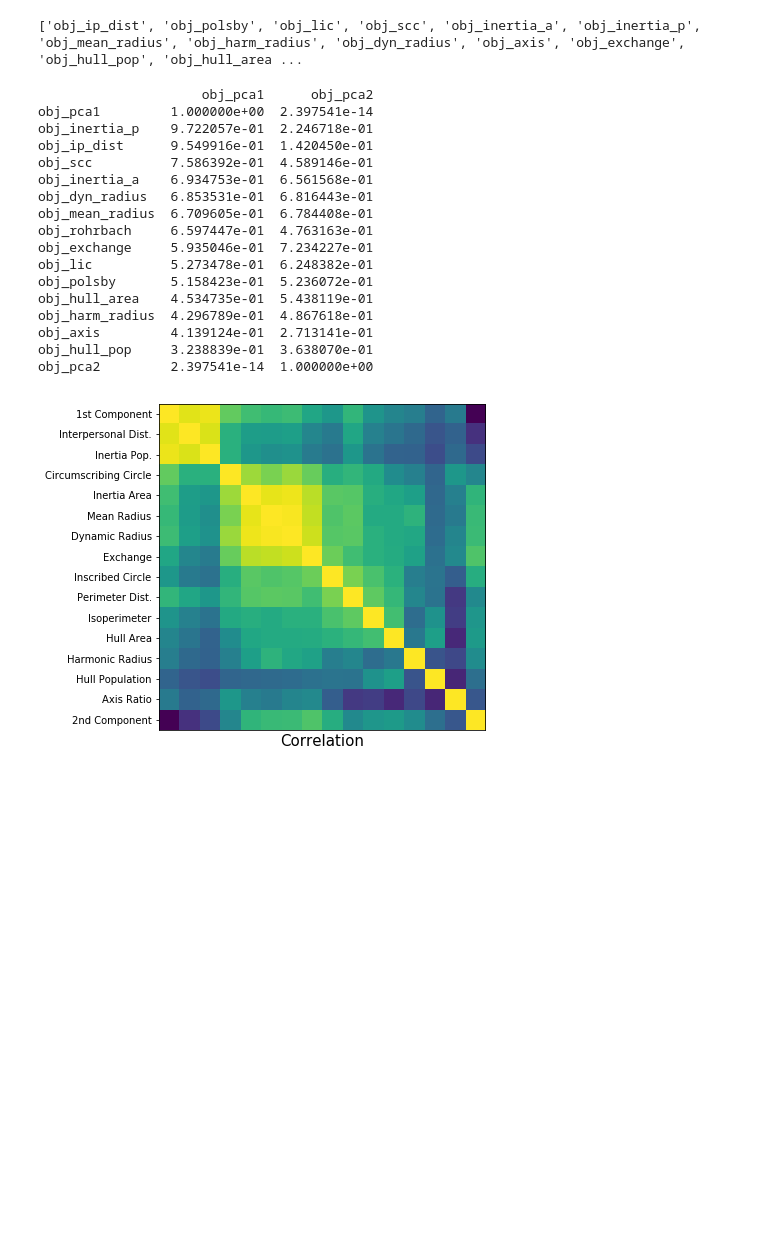
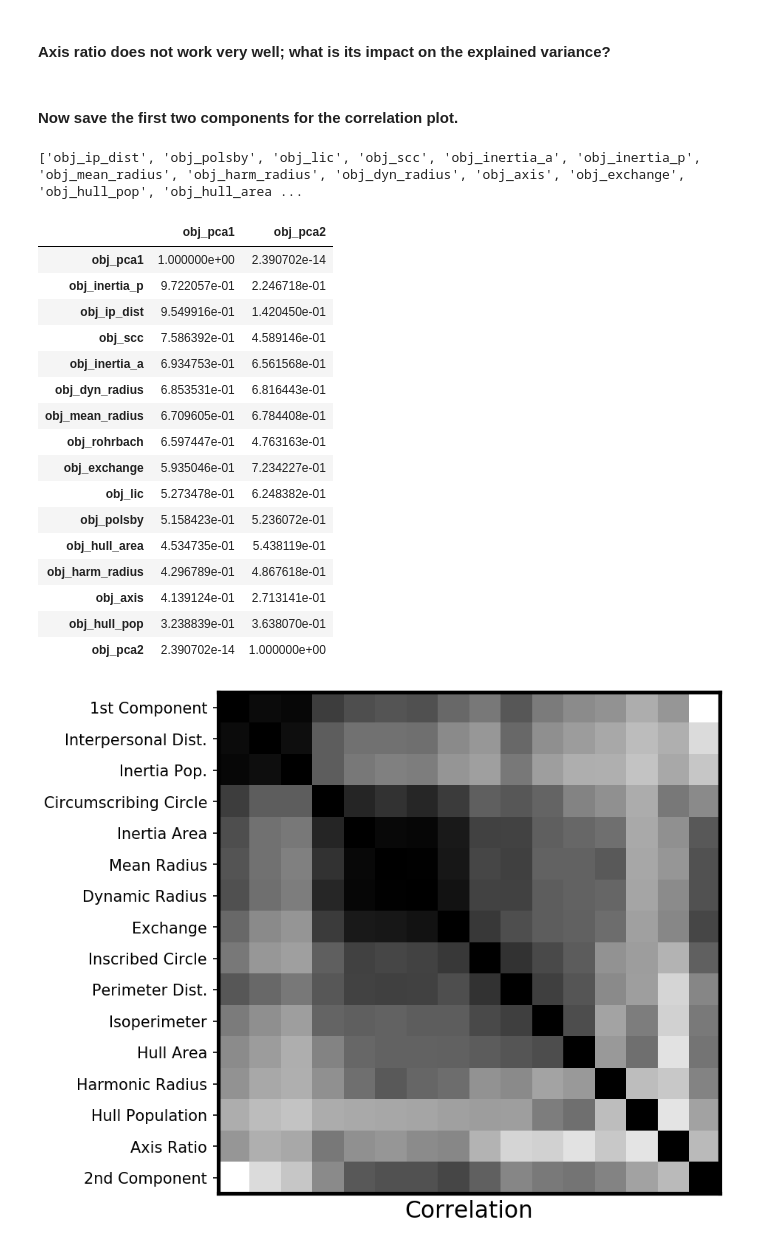
Before and after one commit to JamesSaxon/dist_analysis, a Jupyter notebook: app_historic_interp_corr.ipynb, the cells around one changed output. Cells and saved outputs as stored; diff of their text form; code cells hidden in the pictures; blank space fills up the shorter version.

```diff
--- a/app_historic_interp_corr.ipynb
+++ b/app_historic_interp_corr.ipynb
@@ -20,3 +22,3 @@ from IPython.display import display
 # %%
-c = pd.read_csv("decennial_compactness.csv")
+c = pd.read_csv("data/decennial_compactness.csv")
 cols = list(c.filter(regex = "^obj").columns)
@@ -22,0 +27,4 @@ cols = list(c.filter(regex = "^obj").columns)
+# %%
+pca = PCA()
+pca.fit(c[cols])
+print(pca.explained_variance_ratio_[:3])
@@ -23,6 +35,5 @@ cols = list(c.filter(regex = "^obj").columns)
 # %%
-pca = make_pipeline(StandardScaler(),
-                    PCA(n_components = 0.9))
-pca.fit(c[cols])
-print(pca.steps[-1][1].explained_variance_ratio_)
+pca_norm = make_pipeline(StandardScaler(), PCA())
+pca_norm.fit(c[cols])
+print(pca_norm.steps[-1][1].explained_variance_ratio_[:3])
 # %% [output]
@@ -30,3 +41,5 @@ print(pca.steps[-1][1].explained_variance_ratio_)
+# %% [markdown]
+#### Axis ratio does not work very well; what is its impact on the explained variance?
 # %%
 if 0: # Drop Axis Ratio -- what's the change?  3%.
     mod_cols = ['obj_ip_dist', 'obj_inertia_p', 'obj_lic', 'obj_scc',
@@ -35,9 +48,10 @@ if 0: # Drop Axis Ratio -- what's the change?  3%.
                 "obj_exchange", 'obj_rohrbach',
                 'obj_hull_area', 'obj_polsby', 'obj_harm_radius', 'obj_hull_pop']#, 'obj_axis']
 
-    pca_mod = PCA(n_components = 0.9, svd_solver = "full")
     pca.fit(c[mod_cols])
-    print(pca.steps[-1][1].explained_variance_ratio_)
+    print(pca.explained_variance_ratio_[:3])
+# %% [markdown]
+#### Now save the first two components for the correlation plot.
 # %%
 pca.fit(c[cols])
 c['obj_pca1'] = pca.transform(c[cols])[:,0]
@@ -47,53 +61,55 @@ print(list(c.filter(regex = "^obj").columns))
 # %% [output]
 ['obj_ip_dist', 'obj_polsby', 'obj_lic', 'obj_scc', 'obj_inertia_a', 'obj_inertia_p', 'obj_mean_radius', 'obj_harm_radius', 'obj_dyn_radius', 'obj_axis', 'obj_exchange', 'obj_hull_pop', 'obj_hull_area ...
 # %%
+# Set my own ordering -- "manual" block diagonalization of correlation structure.
 cols = ['obj_pca1', 'obj_ip_dist', 'obj_inertia_p', 'obj_scc', 'obj_inertia_a', 'obj_mean_radius',
         'obj_dyn_radius', "obj_exchange", 'obj_lic', 'obj_rohrbach', 'obj_polsby', 'obj_hull_area', 'obj_harm_radius', 'obj_hull_pop',
         'obj_axis', 'obj_pca2']
 
 names = ["1st Component", "Interpersonal Dist.", "Inertia Pop.", "Circumscribing Circle", "Inertia Area", "Mean Radius",
          'Dynamic Radius', "Exchange", "Inscribed Circle", "Perimeter Dist.", "Isoperimeter", "Hull Area", "Harmonic Radius", "Hull Population",
          "Axis Ratio", "2nd Component"]
 
+# Calculate correlations.
 correlations = c[cols].corr()
-print(correlations[["obj_pca1", "obj_pca2"]].abs().sort_values(by = "obj_pca1", ascending = False))
+display(correlations[["obj_pca1", "obj_pca2"]].abs().sort_values(by = "obj_pca1", ascending = False))
 
 fig = plt.figure(figsize=(6, 6))
 ax = fig.add_subplot(111)
 
-cax = ax.matshow(np.abs(correlations), vmin=0, vmax=1)#, cmap = "gray_r")
+cax = ax.matshow(np.abs(correlations), vmin=0, vmax=1, cmap = "gray_r")
 
 divider = make_axes_locatable(ax)
 # caxd = divider.append_axes("right", size="5%", pad=0.15)
 # fig.colorbar(cax, cax=caxd)
 
 ticks = np.arange(0,len(cols),1)
 ax.set_xlabel("Correlation", size = 15)
 ax.set_xticks([])
 ax.set_yticks(ticks)
 ax.set_xticklabels(names)
 ax.set_yticklabels(names)
 plt.show()
 
 ax.get_figure().savefig("historic_correlation.pdf", bbox_inches='tight', pad_inches=0.1)
 # %% [output]
-                     obj_pca1      obj_pca2
-obj_pca1         1.000000e+00  2.397541e-14
-obj_inertia_p    9.722057e-01  2.246718e-01
-obj_ip_dist      9.549916e-01  1.420450e-01
-obj_scc          7.586392e-01  4.589146e-01
-obj_inertia_a    6.934753e-01  6.561568e-01
-obj_dyn_radius   6.853531e-01  6.816443e-01
-obj_mean_radius  6.709605e-01  6.784408e-01
-obj_rohrbach     6.597447e-01  4.763163e-01
-obj_exchange     5.935046e-01  7.234227e-01
-obj_lic          5.273478e-01  6.248382e-01
-obj_polsby       5.158423e-01  5.236072e-01
-obj_hull_area    4.534735e-01  5.438119e-01
-obj_harm_radius  4.296789e-01  4.867618e-01
-obj_axis         4.139124e-01  2.713141e-01
-obj_hull_pop     3.238839e-01  3.638070e-01
-obj_pca2         2.397541e-14  1.000000e+00
+|  | obj_pca1 | obj_pca2 |
+| obj_pca1 | 1.000000e+00 | 2.390702e-14 |
+| obj_inertia_p | 9.722057e-01 | 2.246718e-01 |
+| obj_ip_dist | 9.549916e-01 | 1.420450e-01 |
+| obj_scc | 7.586392e-01 | 4.589146e-01 |
+| obj_inertia_a | 6.934753e-01 | 6.561568e-01 |
+| obj_dyn_radius | 6.853531e-01 | 6.816443e-01 |
+| obj_mean_radius | 6.709605e-01 | 6.784408e-01 |
+| obj_rohrbach | 6.597447e-01 | 4.763163e-01 |
+| obj_exchange | 5.935046e-01 | 7.234227e-01 |
+| obj_lic | 5.273478e-01 | 6.248382e-01 |
+| obj_polsby | 5.158423e-01 | 5.236072e-01 |
+| obj_hull_area | 4.534735e-01 | 5.438119e-01 |
+| obj_harm_radius | 4.296789e-01 | 4.867618e-01 |
+| obj_axis | 4.139124e-01 | 2.713141e-01 |
+| obj_hull_pop | 3.238839e-01 | 3.638070e-01 |
+| obj_pca2 | 2.390702e-14 | 1.000000e+00 |
-[figure, old version]
+[figure, new version]
 # %%
 spcorr = c[cols].corr(method = "spearman")
```
Also changed, not shown: parts of 9 cells of this notebook.
